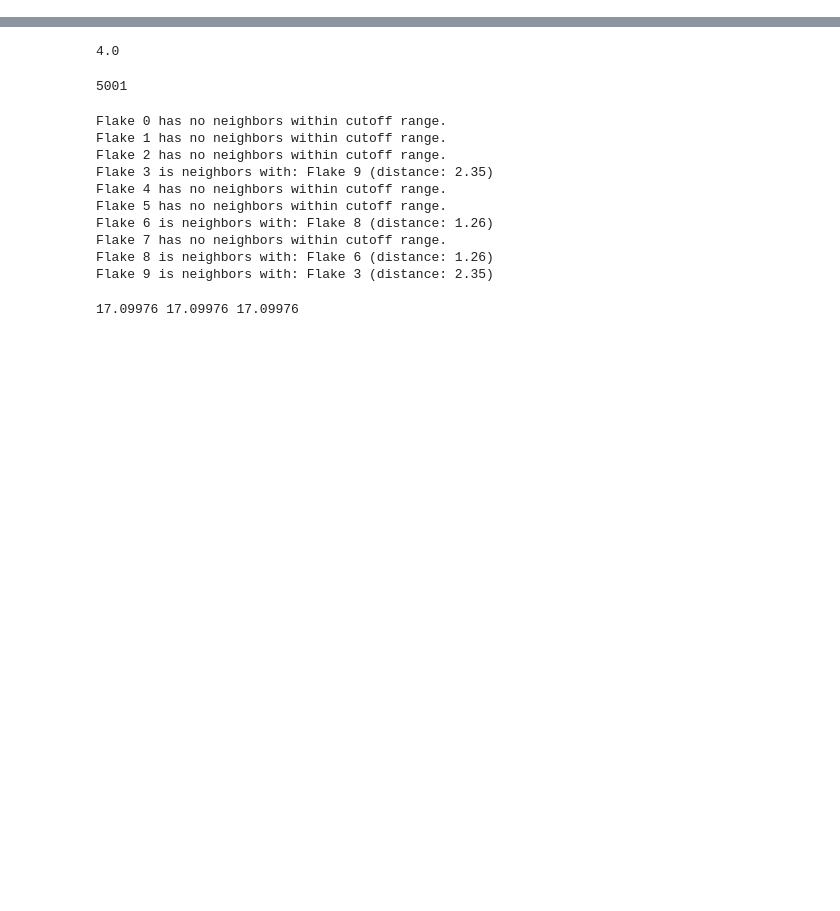
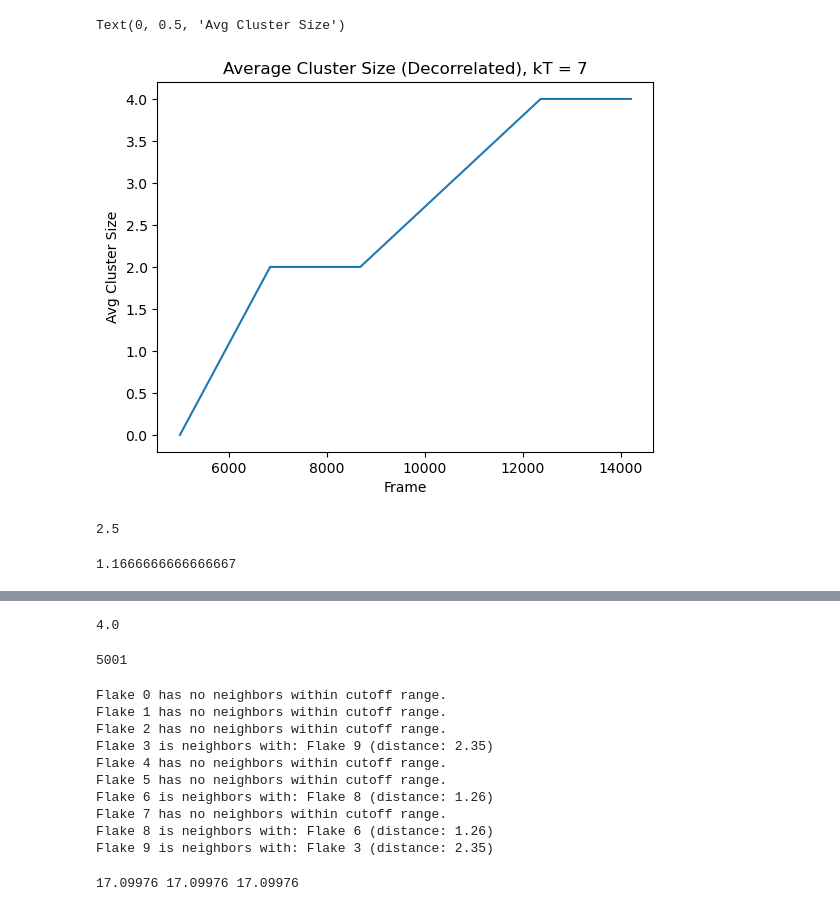
Before and after one commit to eridanirojas/mxene, a Jupyter notebook: working_examples/clustering_plots.ipynb, the cells around one changed output, grey strips where cells are left out. Cells and saved outputs as stored; diff of their text form; code cells hidden in the pictures; blank space fills up the shorter version.

```diff
--- a/working_examples/clustering_plots.ipynb
+++ b/working_examples/clustering_plots.ipynb
@@ -135,0 +138,20 @@ Decorrelated sample and decorrelation time: 305 327
+# %%
+decorrelated_times = times[::dt]
+decorrelated_sizes = avg_sizes[::dt]
+decorrelated_clusters = n_clusters[::dt]
+# %%
+plt.plot(decorrelated_times, decorrelated_sizes)
+plt.title("Average Cluster Size (Decorrelated), kT = 7")
+plt.xlabel("Frame")
+plt.ylabel("Avg Cluster Size")
+# %% [output]
+Text(0, 0.5, 'Avg Cluster Size')
+[figure, added]
+# %%
+np.mean(decorrelated_sizes)
+# %% [output]
+2.5
+# %%
+np.mean(decorrelated_clusters)
+# %% [output]
+1.1666666666666667
```
Also changed, not shown: parts of 4 cells of this notebook, 2 other files.
